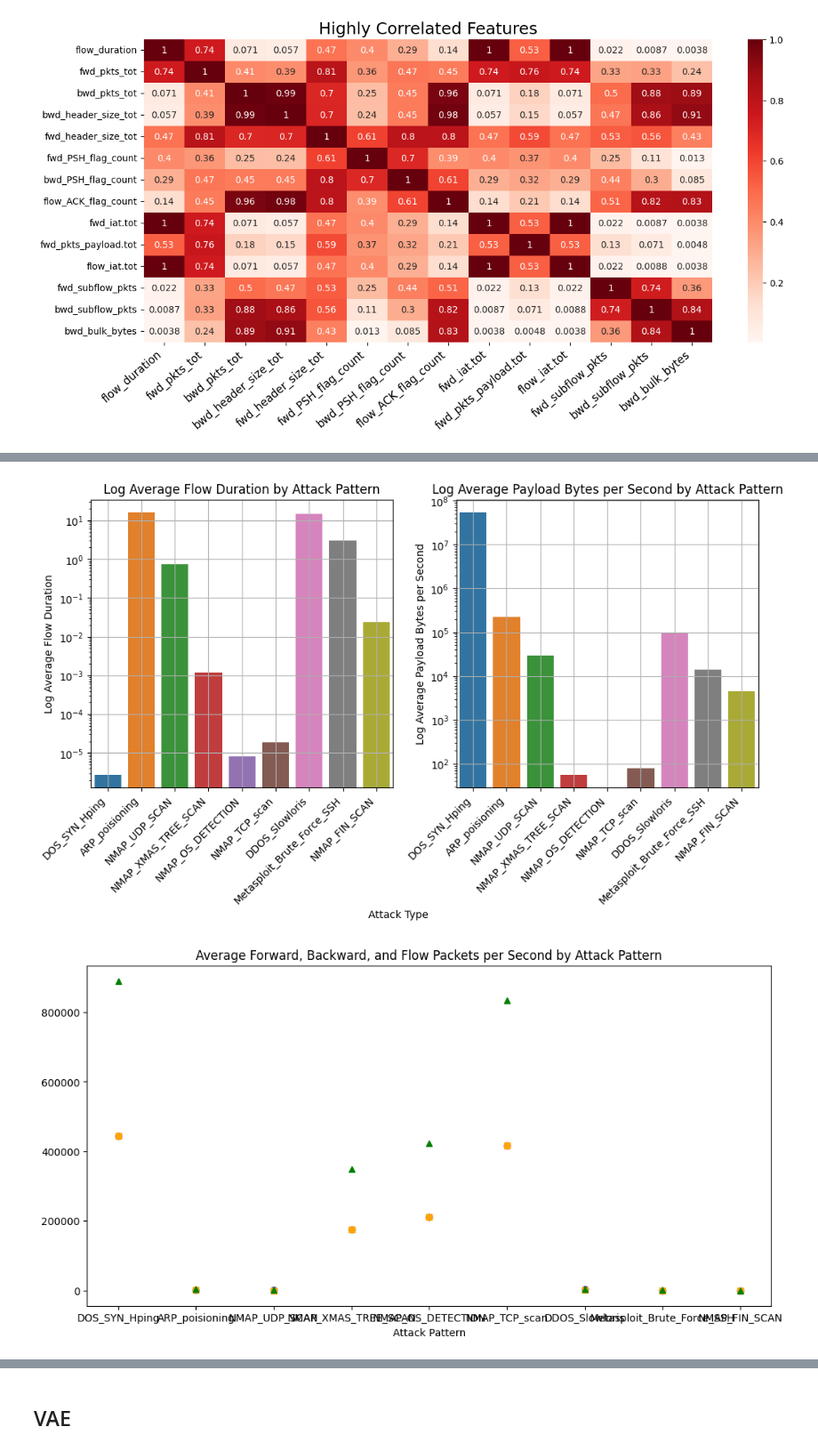
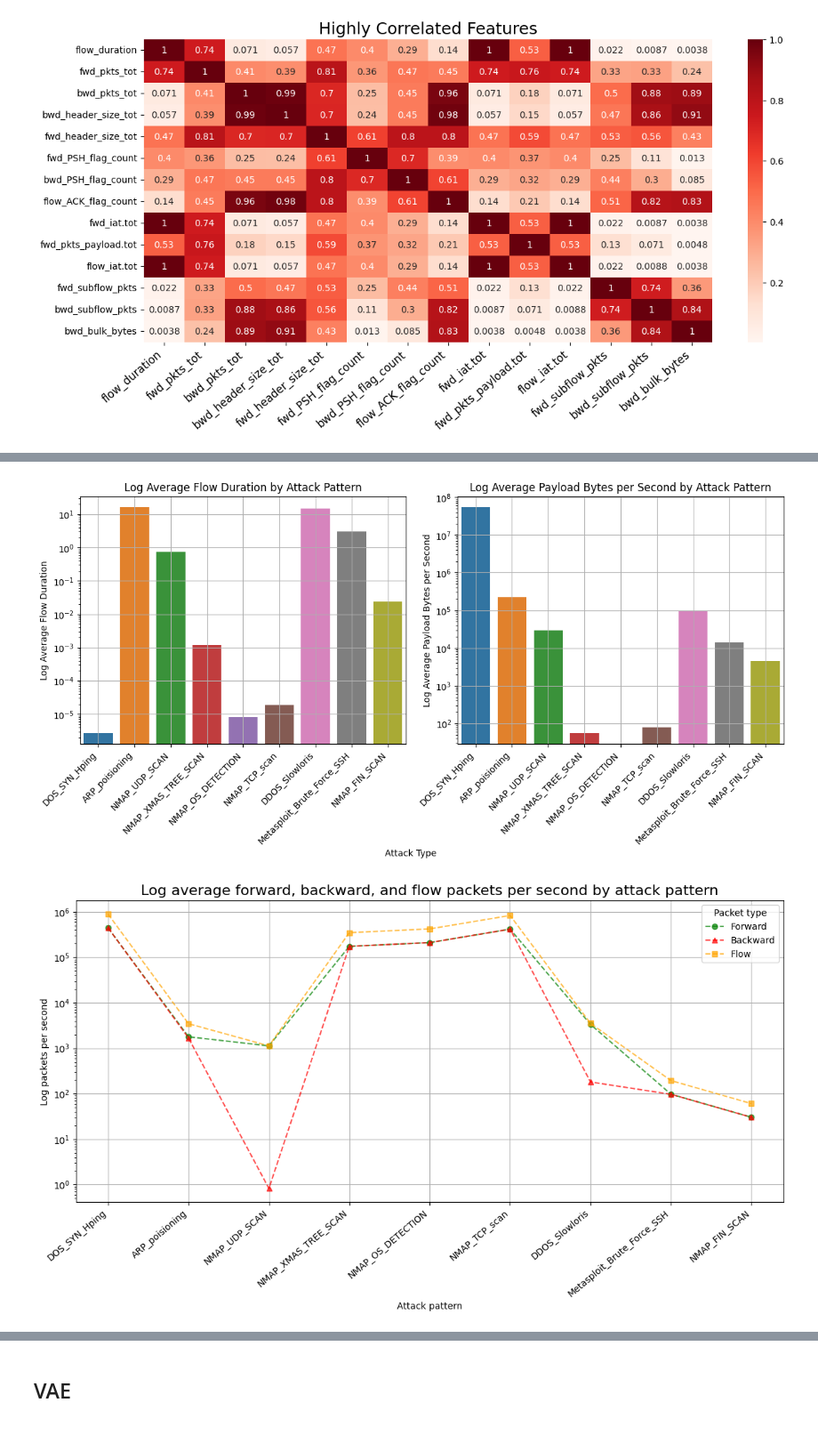
Before and after one commit to connormcmanigal/IoT-IDS-VAE-Classification, a Jupyter notebook: report.ipynb, the cells around one changed output, grey strips where cells are left out. Shown at 89% size. Cells and saved outputs as stored; diff of their text form; code cells hidden in the pictures.

```diff
--- a/report.ipynb
+++ b/report.ipynb
@@ -139,15 +139,15 @@ normal_types = [
     'MQTT_Publish'
 ]
 
-fig, axes = plt.subplots(1,2, figsize = (10,6))
+fig, axes = plt.subplots(1,2, figsize = (12,6))
 
 for _, normal in enumerate(normal_types):
     normal_patterns = full_data[full_data['Attack_type'] == normal]
     avg_flow_duration = normal_patterns['flow_duration'].mean()
     sns.barplot(x = [normal], y = [avg_flow_duration], ax = axes[0])
 
-axes[0].set_title('Log Average Flow Duration by Normal Pattern')
-axes[0].set_ylabel('Log Average Flow Duration')
+axes[0].set_title('Log average flow duration by normal pattern')
+axes[0].set_ylabel('Log average flow duration')
 axes[0].set_yscale('log')
 axes[0].grid()
 axes[0].set_xticklabels(normal_types, rotation = 45, ha = 'right')
@@ -158,13 +158,13 @@ for _, normal in enumerate(normal_types):
     avg_payload = normal_patterns['payload_bytes_per_second'].mean()
     sns.barplot(x = [normal], y = [avg_payload], ax = axes[1])
 
-axes[1].set_title('Log Average Payload Bytes per Second by Normal Pattern')
-axes[1].set_ylabel('Log Average Payload Bytes per Second')
+axes[1].set_title('Log average payload bytes per second by normal pattern')
+axes[1].set_ylabel('Log average payload bytes per second')
 axes[1].set_yscale('log')
 axes[1].grid()
 axes[1].set_xticklabels(normal_types, rotation = 45, ha = 'right')
 
-fig.text(0.5, -0.001, 'Normal Type', ha = 'center')
+fig.text(0.5, -0.001, 'Normal pattern type', ha = 'center')
 plt.tight_layout()
 plt.show()
 # %% [output]
@@ -172,6 +172,5 @@ plt.show()
 # %%
 # average flow duration and payload for attack patterns
-
 attack_types = [
     'DOS_SYN_Hping',
     'ARP_poisioning',
@@ -184,7 +183,7 @@ attack_types = [
     'NMAP_FIN_SCAN'
 ]
 
-fig, axes = plt.subplots(1,2, figsize = (10,6))
+fig, axes = plt.subplots(1,2, figsize = (12,6))
 
 for _, attack in enumerate(attack_types):
     attack_patterns = full_data[full_data['Attack_type'] == attack]
@@ -213,25 +212,34 @@ fig.text(0.5, -0.001, 'Attack Type', ha = 'center')
 plt.tight_layout()
 plt.show()
 # %% [output]
-[figure, old version]
+[figure, new version]
 # %%
 # forward, backward, and flow packets per second by Attack Pattern
+fwd = []
+bwd = []
+flow = []
 
-plt.figure(figsize = (12, 6))
+plt.figure(figsize = (14, 6))
 
 for attack in attack_types:
     attack_patterns = full_data[full_data['Attack_type'] == attack]
     avg_fwd_pkts = attack_patterns['fwd_pkts_per_sec'].mean()
+    fwd.append(avg_fwd_pkts)
     avg_bwd_pkts = attack_patterns['bwd_pkts_per_sec'].mean()
+    bwd.append(avg_bwd_pkts)
     avg_flow_pkts = attack_patterns['flow_pkts_per_sec'].mean()
+    flow.append(avg_flow_pkts)
 
-    plt.plot([attack], [avg_fwd_pkts], label='Forward', marker='o', linestyle='-', color = 'blue')
-    plt.plot([attack], [avg_bwd_pkts], label='Backward', marker='s', linestyle='-', color = 'orange')
-    plt.plot([attack], [avg_flow_pkts], label='Flow', marker='^', linestyle='-', color = 'green')
-
-plt.title('Average Forward, Backward, and Flow Packets per Second by Attack Pattern')
-plt.xlabel('Attack Pattern')
-#plt.legend()
+plt.plot(attack_types, fwd, label = 'Forward',  linestyle = '--', marker = 'o', color = 'green', alpha = 0.7)
+plt.plot(attack_types, bwd, label = 'Backward', linestyle = '--', marker = '^', color = 'red', alpha = 0.7)
+plt.plot(attack_types, flow, label = 'Flow',  linestyle = '--', marker = 's', color = 'orange', alpha = 0.7)
+plt.title('Log average forward, backward, and flow packets per second by attack pattern', fontsize = 16)
+plt.xlabel('Attack pattern')
+plt.ylabel('Log packets per second')
+plt.xticks(rotation = 40, ha = 'right')
+plt.legend(title = "Packet type")
+plt.grid()
+plt.yscale('log')
 plt.show()
 # %% [output]
-[figure, old version]
+[figure, new version]
```
Also changed, not shown: parts of 4 cells of this notebook.
